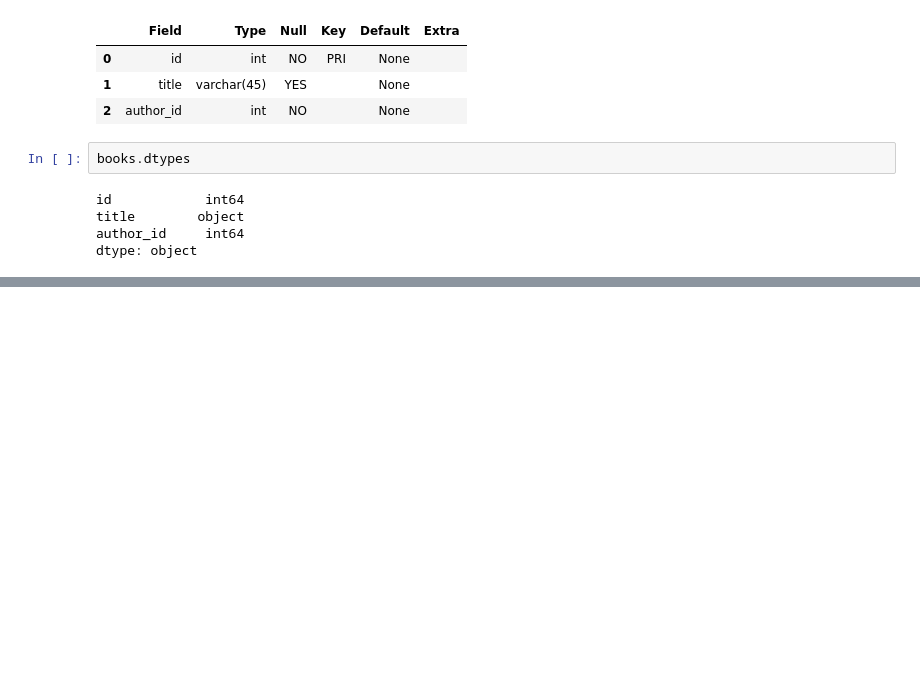
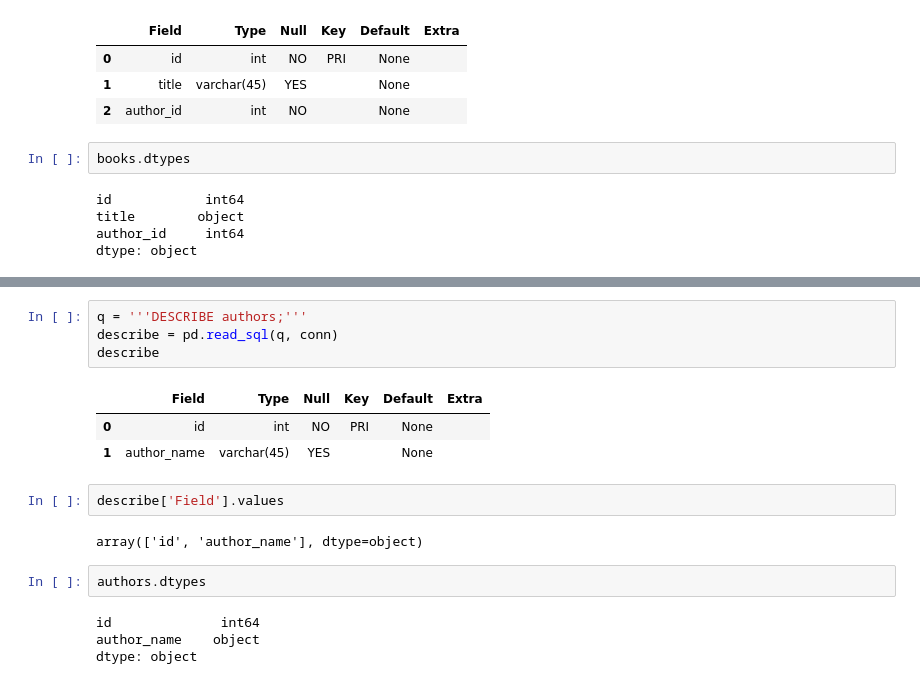
Before and after one commit to kleintjesk/Books, a Jupyter notebook: Books.ipynb, the cells around one changed output, grey strips where cells are left out. Saved outputs shown, nothing was run; the diff lists cells and outputs as text; blank space fills up the shorter version.

```diff
--- a/Books.ipynb
+++ b/Books.ipynb
@@ -150,0 +207,18 @@ pd.read_sql(q,conn)
+# %%
+q = '''DESCRIBE authors;'''
+describe = pd.read_sql(q, conn)
+describe
+# %% [output]
+|  | Field | Type | Null | Key | Default | Extra |
+| 0 | id | int | NO | PRI | None |  |
+| 1 | author_name | varchar(45) | YES |  | None |  |
+# %%
+describe['Field'].values
+# %% [output]
+array(['id', 'author_name'], dtype=object)
+# %%
+authors.dtypes
+# %% [output]
+id              int64
+author_name    object
+dtype: object
```
Also changed, not shown: parts of 25 cells of this notebook.
